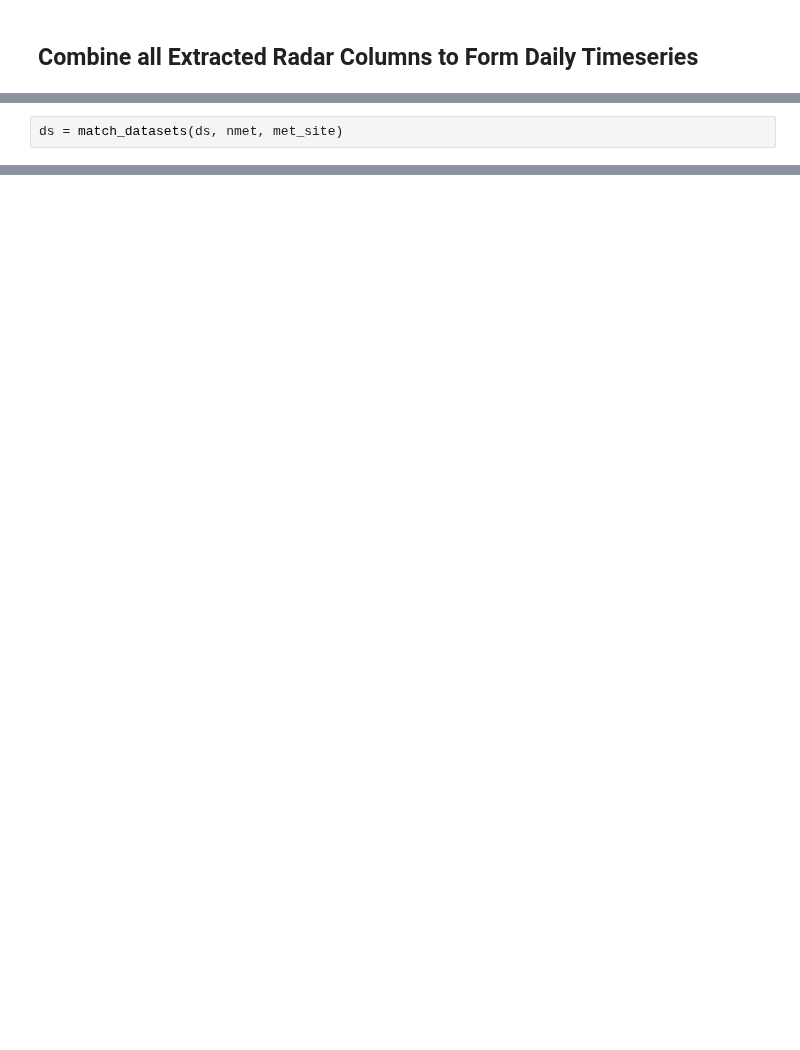
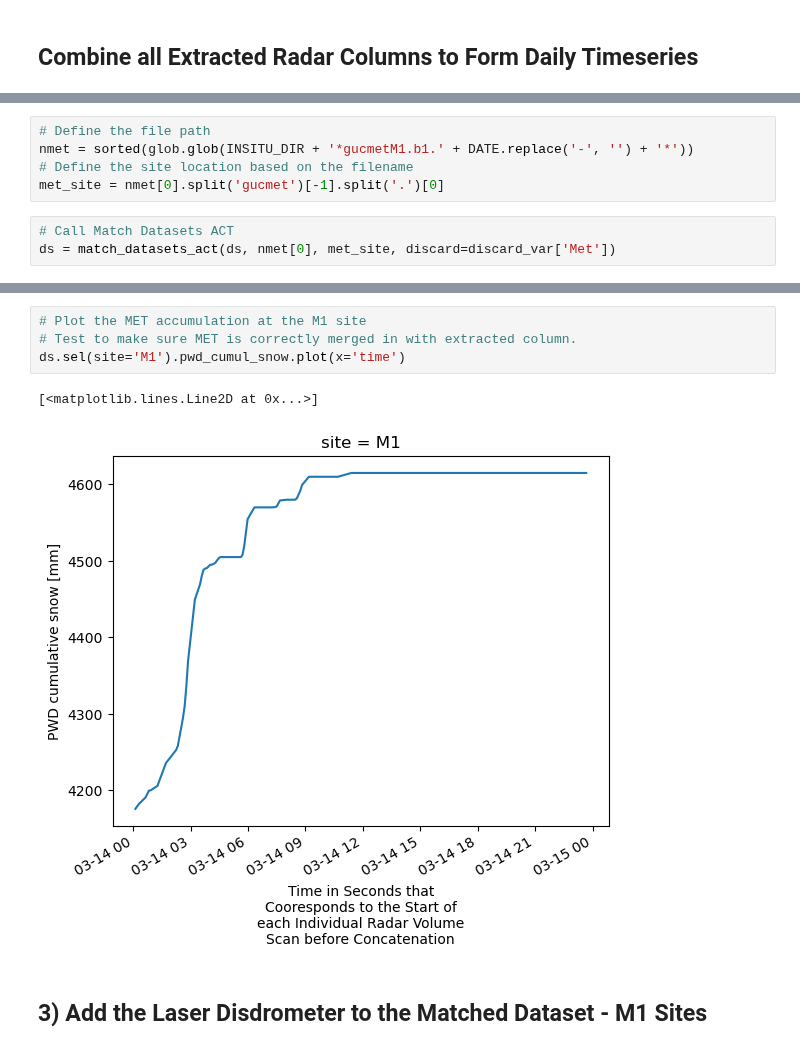
Before and after one commit to jrobrien91/sail-xprecip-radar, a Jupyter notebook: _sources/radar-precip/matched_dataset_march_14_2022.ipynb, the cells around one changed output, grey strips where cells are left out. Drawn from its saved outputs; the diff is of its cells as text; blank space fills up the shorter version.

```diff
--- a/_sources/radar-precip/matched_dataset_march_14_2022.ipynb
+++ b/_sources/radar-precip/matched_dataset_march_14_2022.ipynb
@@ -224,2 +349,8 @@ met_site = nmet.split('gucmet')[-1].split('.')[0]
+# %%
+# Define the file path
+nmet = sorted(glob.glob(INSITU_DIR + '*gucmetM1.b1.' + DATE.replace('-', '') + '*'))
+# Define the site location based on the filename
+met_site = nmet[0].split('gucmet')[-1].split('.')[0]
 # %%
-ds = match_datasets(ds, nmet, met_site)
+# Call Match Datasets ACT
+ds = match_datasets_act(ds, nmet[0], met_site, discard=discard_var['Met'])
@@ -294,0 +357,9 @@ Text(0.5, 0.98, 'SAIL CSU X-Band - Ground Observations Matched Dataset - 14 Marc
+# %%
+# Plot the MET accumulation at the M1 site
+# Test to make sure MET is correctly merged in with extracted column.
+ds.sel(site='M1').pwd_cumul_snow.plot(x='time')
+# %% [output]
+[<matplotlib.lines.Line2D at 0x...>]
+[figure, added]
+# %% [markdown]
+## 3) Add the Laser Disdrometer to the Matched Dataset  - M1 Sites
```
Also changed, not shown: parts of 55 cells of this notebook, 21 other files.
